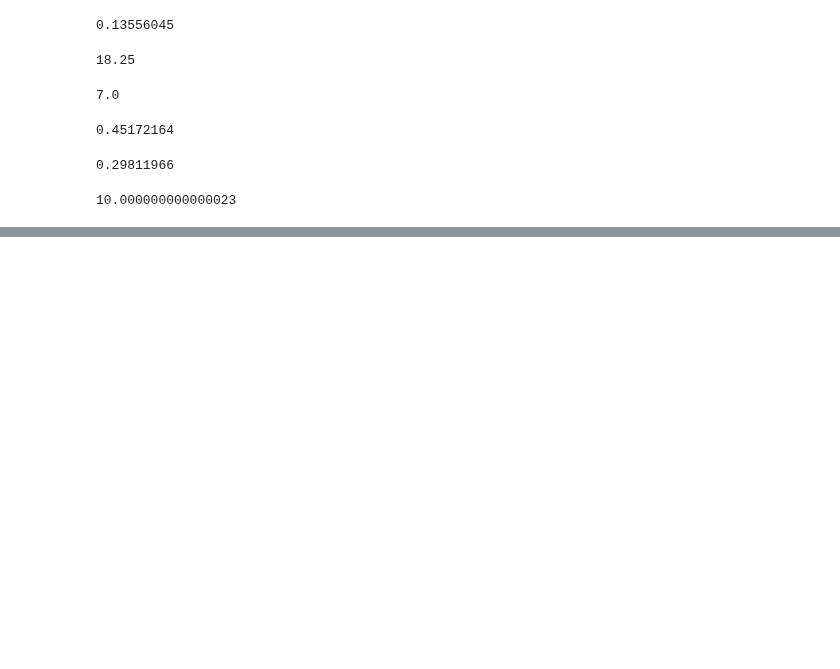
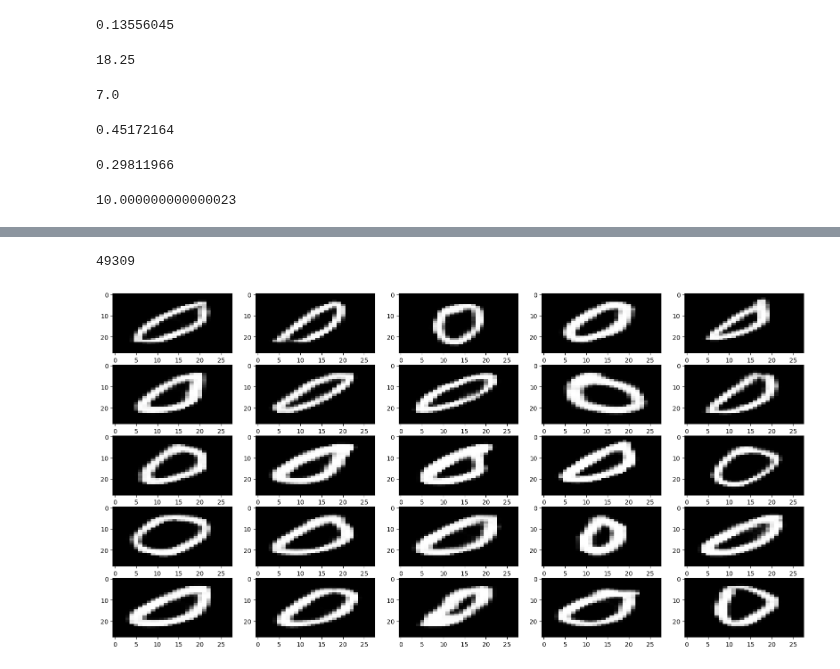
Before and after one commit to nef-gpt/adl4cv, a Jupyter notebook: visualize_model.ipynb, the cells around one changed output, grey strips where cells are left out. Cells and saved outputs as stored; diff of their text form; code cells hidden in the pictures; blank space fills up the shorter version.

```diff
--- a/visualize_model.ipynb
+++ b/visualize_model.ipynb
@@ -182,0 +42,8 @@ torch.Size([3041181])
+# %%
+"""
+init_time = os.path.getmtime("./datasets/mnist-nerfs/unconditioned/image-0_model_final.pth")
+
+for i in range(0, len(json_file["pretrained"].keys())):
+    if os.path.getmtime("./datasets/mnist-nerfs/pretrained/image-17092_model_final.pth") < init_time:
+        print("Alarm i=", i)
+"""
@@ -182,0 +56,2 @@ torch.Size([3041181])
+# %%
+all_weights_conditioned = all_weights_conditioned.unsqueeze(-1)
@@ -183,5 +64,8 @@ torch.Size([3041181])
 # %%
 from vector_quantize_pytorch import VectorQuantize
+import numpy as np
+import matplotlib.pyplot as plt
+
 
 # finding the best k
 vq_lowest_loss = None
@@ -197,14 +81,14 @@ for i in [10]:
 
         vq_config = {
             "dim": 1,
-            "codebook_size": 2**8 - 1,
+            "codebook_size": 2**8 - 11,
             "decay": 0.8,
             "commitment_weight": 1.,
             "kmeans_init": True,
             "kmeans_iters": i
         }
         vq = VectorQuantize(**vq_config).to("cuda")
-        weights_quantized, indices, loss = vq(all_weights_conditioned.unsqueeze(-1).to("cuda"))
+        weights_quantized, indices, loss = vq(all_weights_conditioned.to("cuda"))
         if loss < lowest_loss:
             lowest_loss = loss
             vq_config_lowest_loss = vq_config
@@ -223,7 +107,7 @@ vq = vq_lowest_loss
 losses = []
 
 for _ in range(1000):
-    weights_quantized, indices, loss = vq(all_weights_conditioned.unsqueeze(-1).to("cuda"))
+    weights_quantized, indices, loss = vq(all_weights_conditioned)
     losses.append(loss.item())
 vq.eval()
 vq.zero_grad()
@@ -235,7 +119,7 @@ plt.show()
 dir_path = os.path.dirname(os.path.abspath(os.getcwd()))
 data_root = os.path.join(dir_path, "adl4cv")
 # save Vq and the parameters used to config vq
-vq_path = os.path.join(data_root, "models", "vqs", "vq_mnist_vs_255.pt")
+vq_path = os.path.join(data_root, "models", "vqs", "vq_mnist_with_all_5_conditioned_n_501.pt")
 torch.save({
     "state_dict": vq.state_dict(),
     "vq_config": vq_config_lowest_loss,
@@ -341,0 +215,22 @@ plt.show()
+# %%
+model_dataset = MnistNeFDataset(data_root_ours, type="pretrained", transform=ModelTransform())
+len(model_dataset)
+# %% [output]
+49309
+# %%
+from animation.util import reconstruct_image
+
+
+model_dataset = MnistNeFDataset(data_root_ours, type="pretrained", transform=ModelTransform())
+
+
+
+fig, axes = plt.subplots(5, 5, figsize=(20, 10))
+
+for i in range(5):
+  for j in range(5):
+    image = reconstruct_image(model_dataset[-i*5 - (j + 1)][0])
+    axes[i][j].imshow(image, cmap='gray', aspect='auto')
+plt.show()
+# %% [output]
+[figure, added]
```
Also changed, not shown: parts of 10 cells of this notebook, 11 other files.
